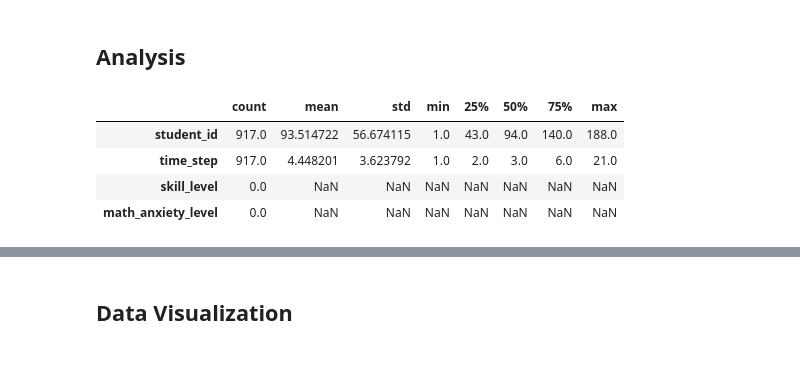
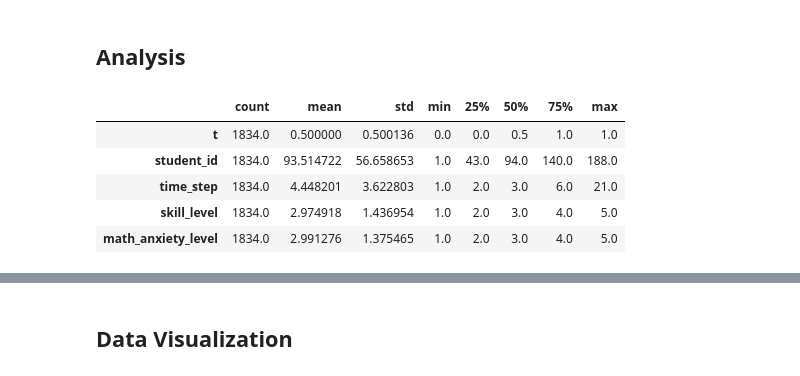
Before and after one commit to ctivir/phd-experiments, a Jupyter notebook: dynamics-of_affective_state/Dynamics_of_affectiveStates_KhanDataset.ipynb, the cells around one changed output, grey strips where cells are left out. Drawn from its saved outputs; the diff is of its cells as text; code cells hidden in the pictures.

```diff
--- a/dynamics-of_affective_state/Dynamics_of_affectiveStates_KhanDataset.ipynb
+++ b/dynamics-of_affective_state/Dynamics_of_affectiveStates_KhanDataset.ipynb
@@ -41,12 +41,16 @@ df_result31 = pd.read_csv(f"{DATA_DIR}/experiment_3_model1.csv", delimiter=",")
 # # Model 2
 # df_result12 = pd.read_csv(f'{DATA_DIR}/experiment_1_model2.csv', delimiter=",")
 # df_result22 = pd.read_csv(f'{DATA_DIR}/experiment_2_model2.csv', delimiter=",")
-# df_result32 = pd.read_csv(f'{DATA_DIR}/experiment_3_model2.csv', delimiter=",")
+
+# # Model 1 - running 2x
+df_result11_2x = pd.read_csv(f'{DATA_DIR}/experiment_2_model1_2x.csv', delimiter=",")
+df_result21_2x = pd.read_csv(f'{DATA_DIR}/experiment_3_model1_2x.csv', delimiter=",")
 # %%
-df_result11.describe().T
+df_result11_2x.describe().T
 # %% [output]
 |  | count | mean | std | min | 25% | 50% | 75% | max |
-| student_id | 917.0 | 93.514722 | 56.674115 | 1.0 | 43.0 | 94.0 | 140.0 | 188.0 |
-| time_step | 917.0 | 4.448201 | 3.623792 | 1.0 | 2.0 | 3.0 | 6.0 | 21.0 |
-| skill_level | 0.0 | NaN | NaN | NaN | NaN | NaN | NaN | NaN |
-| math_anxiety_level | 0.0 | NaN | NaN | NaN | NaN | NaN | NaN | NaN |
+| t | 1834.0 | 0.500000 | 0.500136 | 0.0 | 0.0 | 0.5 | 1.0 | 1.0 |
+| student_id | 1834.0 | 93.514722 | 56.658653 | 1.0 | 43.0 | 94.0 | 140.0 | 188.0 |
+| time_step | 1834.0 | 4.448201 | 3.622803 | 1.0 | 2.0 | 3.0 | 6.0 | 21.0 |
+| skill_level | 1834.0 | 2.974918 | 1.436954 | 1.0 | 2.0 | 3.0 | 4.0 | 5.0 |
+| math_anxiety_level | 1834.0 | 2.991276 | 1.375465 | 1.0 | 2.0 | 3.0 | 4.0 | 5.0 |
```
Also changed, not shown: parts of 13 cells of this notebook, 3 other files.
